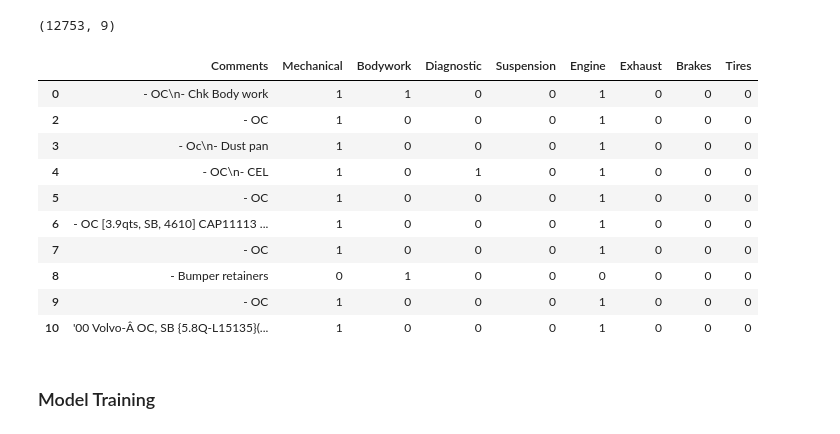
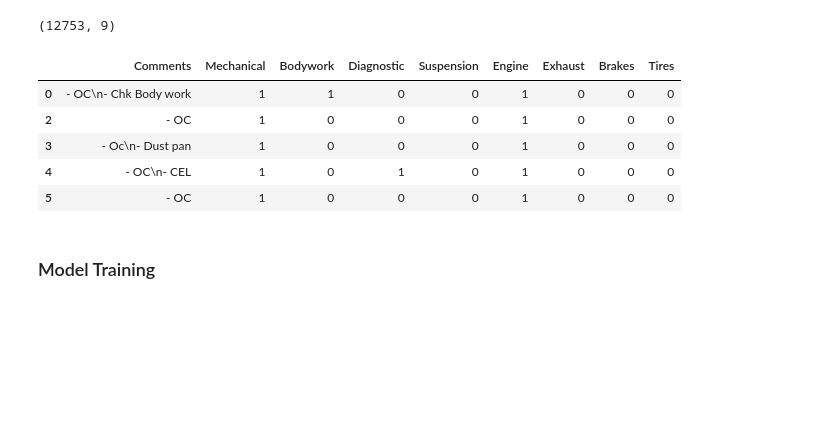
Before and after one commit to amattu2/automotive-appointment-classifier, a Jupyter notebook: Notebook.ipynb, the cells around one changed output. Saved outputs shown, nothing was run; the diff lists cells and outputs as text; code cells hidden in the pictures; blank space fills up the shorter version.

```diff
--- a/Notebook.ipynb
+++ b/Notebook.ipynb
@@ -374,19 +362,14 @@ model_df.shape
 # %% [output]
 (12753, 9)
 # %%
-model_df.head(10)
+model_df.head(5)
 # %% [output]
 |  | Comments | Mechanical | Bodywork | Diagnostic | Suspension | Engine | Exhaust | Brakes | Tires |
 | 0 | - OC\n- Chk Body work | 1 | 1 | 0 | 0 | 1 | 0 | 0 | 0 |
 | 2 | - OC | 1 | 0 | 0 | 0 | 1 | 0 | 0 | 0 |
 | 3 | - Oc\n- Dust pan | 1 | 0 | 0 | 0 | 1 | 0 | 0 | 0 |
 | 4 | - OC\n- CEL | 1 | 0 | 1 | 0 | 1 | 0 | 0 | 0 |
 | 5 | - OC | 1 | 0 | 0 | 0 | 1 | 0 | 0 | 0 |
-| 6 | - OC [3.9qts, SB, 4610] CAP11113 ... | 1 | 0 | 0 | 0 | 1 | 0 | 0 | 0 |
-| 7 | - OC | 1 | 0 | 0 | 0 | 1 | 0 | 0 | 0 |
-| 8 | - Bumper retainers | 0 | 1 | 0 | 0 | 0 | 0 | 0 | 0 |
-| 9 | - OC | 1 | 0 | 0 | 0 | 1 | 0 | 0 | 0 |
-| 10 | '00 Volvo-Â OC, SB {5.8Q-L15135}(... | 1 | 0 | 0 | 0 | 1 | 0 | 0 | 0 |
 # %% [markdown]
 ### Model Training
 # %%
```
Also changed, not shown: parts of 9 cells of this notebook, 4 other files.
